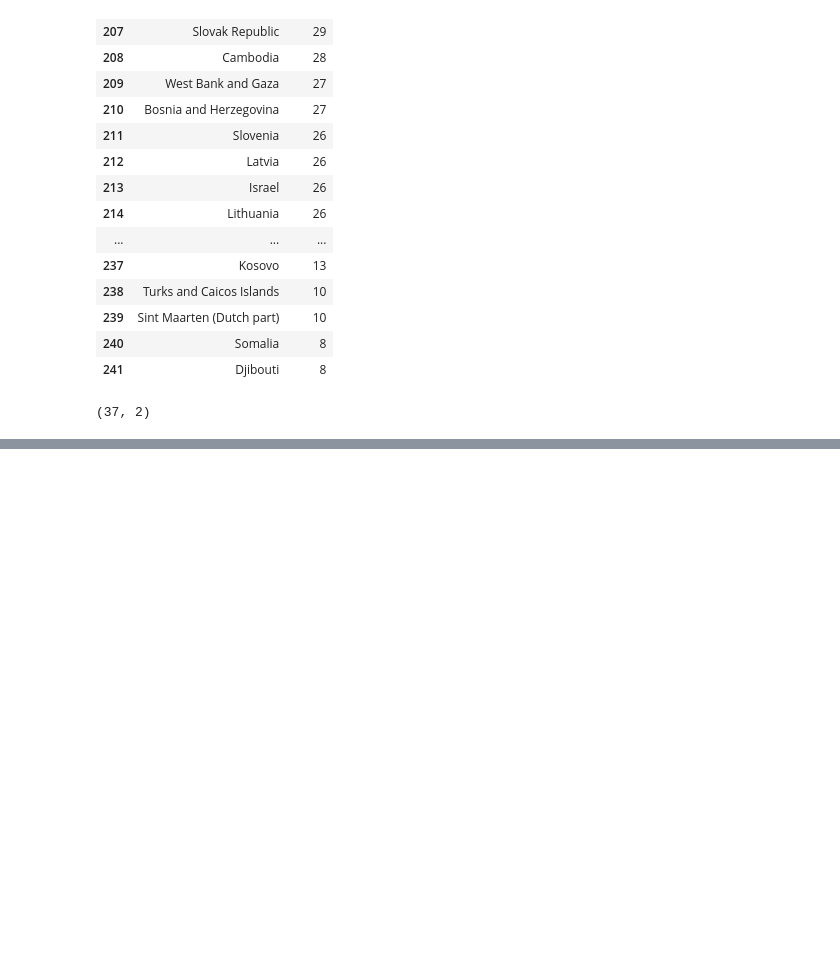
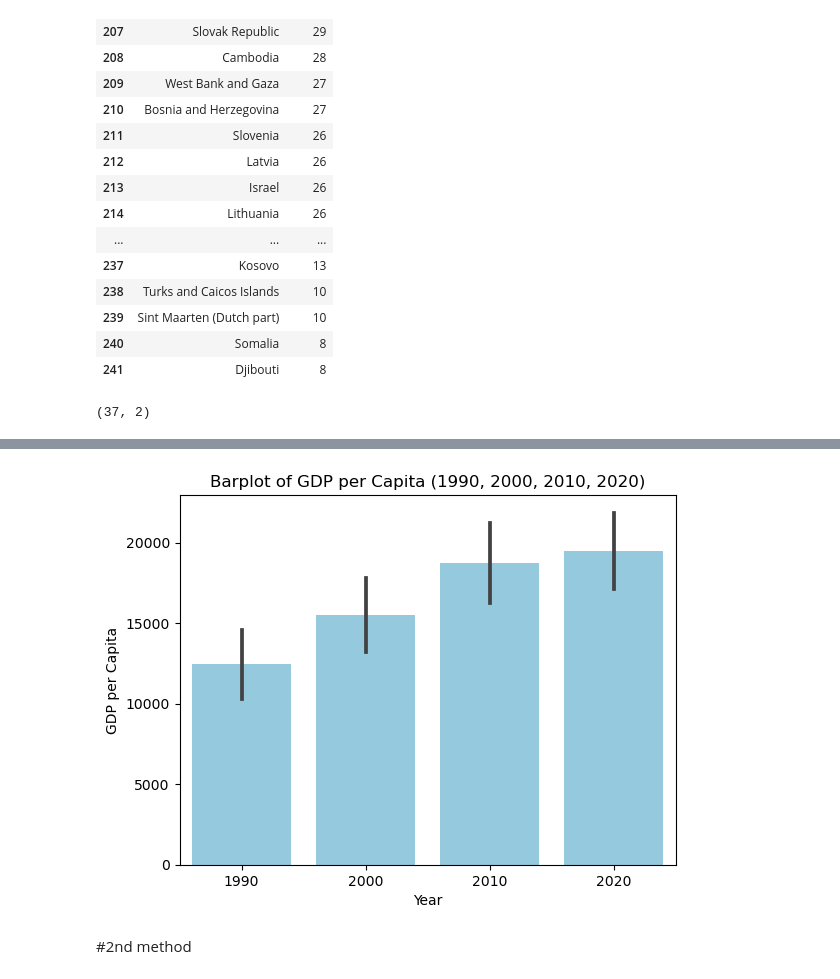
Before and after one commit to NSS-Full-Time-Data-Analytics-11/un-project-Nupurbanta, a Jupyter notebook: notebooks/un_project.ipynb, the cells around one changed output, grey strips where cells are left out. Cells and saved outputs as stored; diff of their text form; code cells hidden in the pictures; blank space fills up the shorter version.

```diff
--- a/notebooks/un_project.ipynb
+++ b/notebooks/un_project.ipynb
@@ -286,0 +302,11 @@ gdp_decades
+# %%
+sns.barplot(gdp_decades, x='Year', y='GDP_Per_Capita', color='skyblue')
+plt.title('Barplot of GDP per Capita (1990, 2000, 2010, 2020)')
+plt.xlabel('Year')
+plt.ylabel('GDP per Capita')
+
+plt.show()
+# %% [output]
+[figure, added]
+# %% [markdown]
+#2nd method
```
Also changed, not shown: parts of 42 cells of this notebook.
